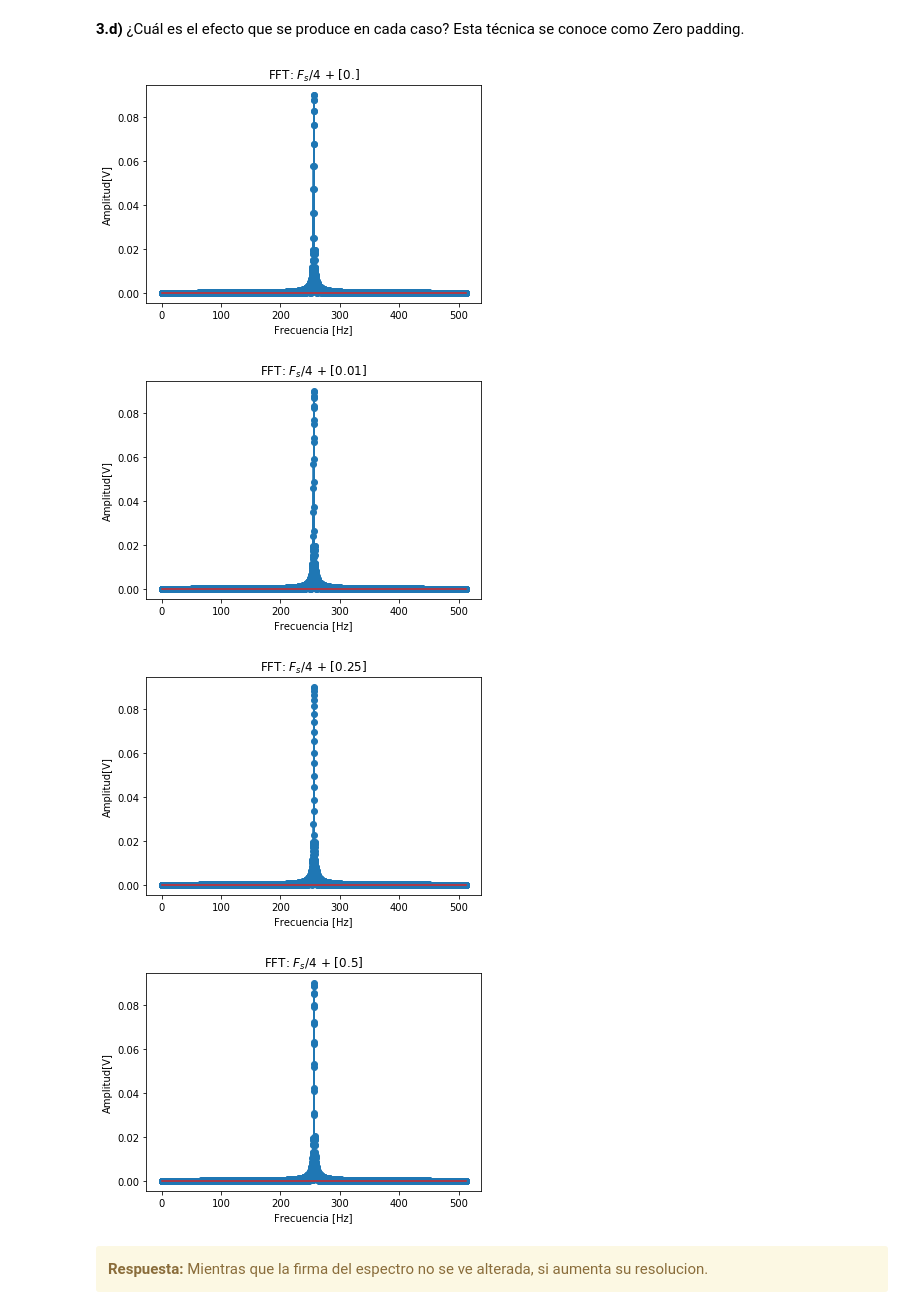
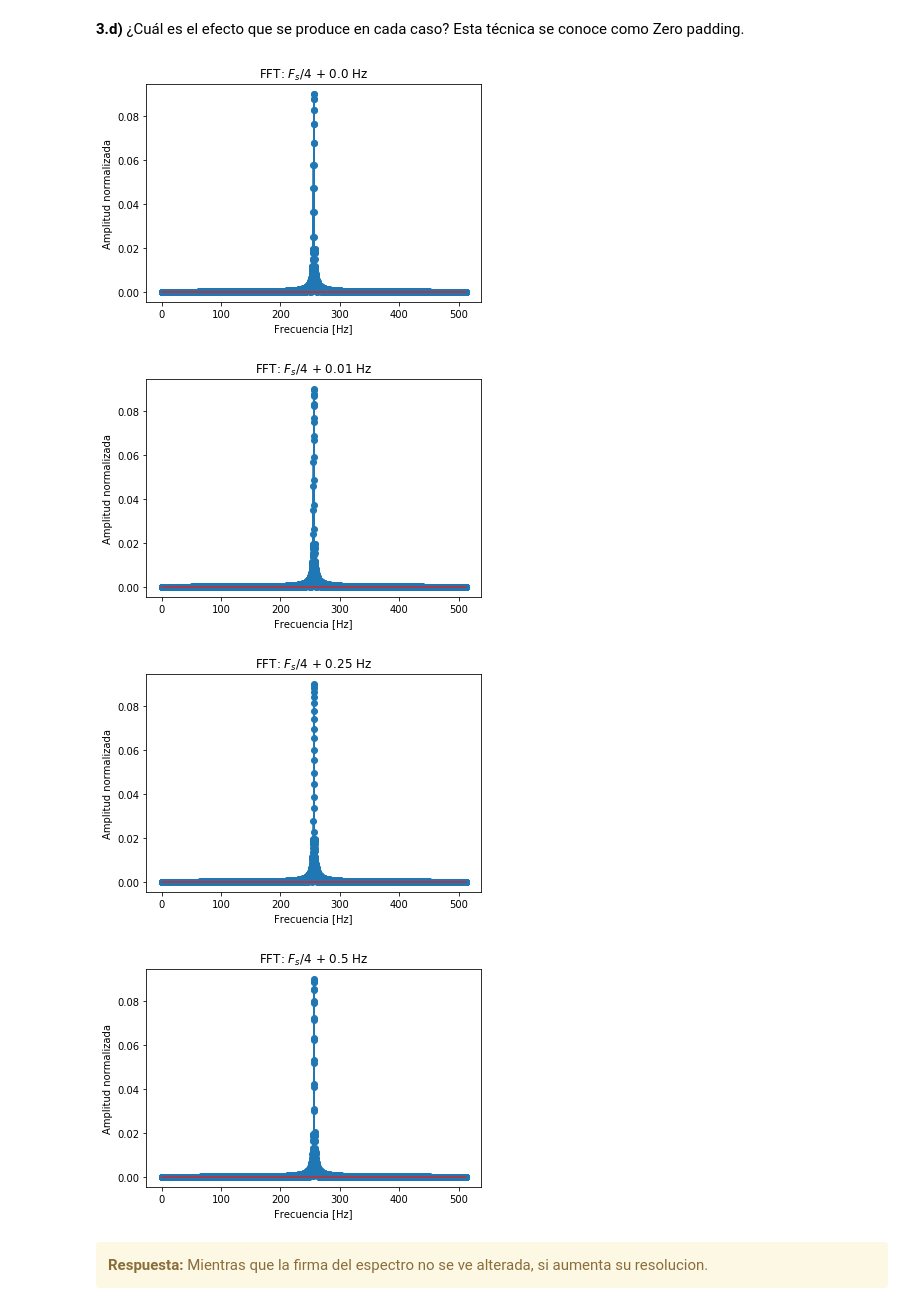
Before and after one commit to alvmatias/MSE-4C02019_IPS, a Jupyter notebook: TP1 - Muestreo de señales - Forurier.ipynb, the cells around one changed output. Saved outputs shown, nothing was run; the diff lists cells and outputs as text; code cells hidden in the pictures.

```diff
--- a/TP1 - Muestreo de señales - Forurier.ipynb
+++ b/TP1 - Muestreo de señales - Forurier.ipynb
@@ -597,9 +600,9 @@ for i in range(L):
 
     plt.stem(f, halfSpectrum[i])
 
-    plt.title('FFT: $F_s/4$ + ' + str(fd[i][0]))
+    plt.title('FFT: $F_s/4$ + ' + str(fd[i][0]) + 'Hz')
     plt.xlabel('Frecuencia [Hz]')
-    plt.ylabel('Amplitud[V]')
+    plt.ylabel('Amplitud normalizada')
 
     plt.show()
 # %% [output]
@@ -706,38 +709,38 @@ f0 = fs/4 + fd      # Hz
 #Largo del arreglo de frecuencias de desintonia
 L = len(fd)
 
 #Numero de muestras despues del ventaneo
 NN = N//10 + N + 10*N
 
 #Arreglo de frecuencias del espectro
 f = np.linspace(0, fs/2, NN/2).flatten()
 
 #Para cada frecuencia de desintonia
 for i in range(L):
     #Generamos señal
     tt, signal = generador_senoidal(fs, f0[i], N, a0, p0)
     #Ventaneamos la señal
     padSignal = np.pad(signal, (N//10, 10*N), 'constant')
     #Calculamos el espectro
     spectrum = (2/NN)*np.abs(sc.fft(padSignal))
     #Nos quedamos con la primer mitad del espectro
     halfSpectrum = spectrum[:NN//2]
 
     #Grafico
     plt.figure(i+1)
 
     plt.stem(f, halfSpectrum)
 
-    plt.title('FFT: $F_s/4$ + ' + str(fd[i][0]))
+    plt.title('FFT: $F_s/4$ + ' + str(fd[i][0]) + ' Hz')
     plt.xlabel('Frecuencia [Hz]')
     plt.ylabel('Amplitud normalizada')
 
     plt.show()
 # %% [output]
-[figure, old version]
+[figure, new version]
-[figure, old version]
+[figure, new version]
-[figure, old version]
+[figure, new version]
-[figure, old version]
+[figure, new version]
 # %% [markdown]
 <div class="alert alert-block alert-warning">
 <b>Respuesta:</b> Mientras que la firma del espectro no se ve alterada, si aumenta su resolucion.
```
Also changed, not shown: parts of 15 cells of this notebook, 20 other files.
